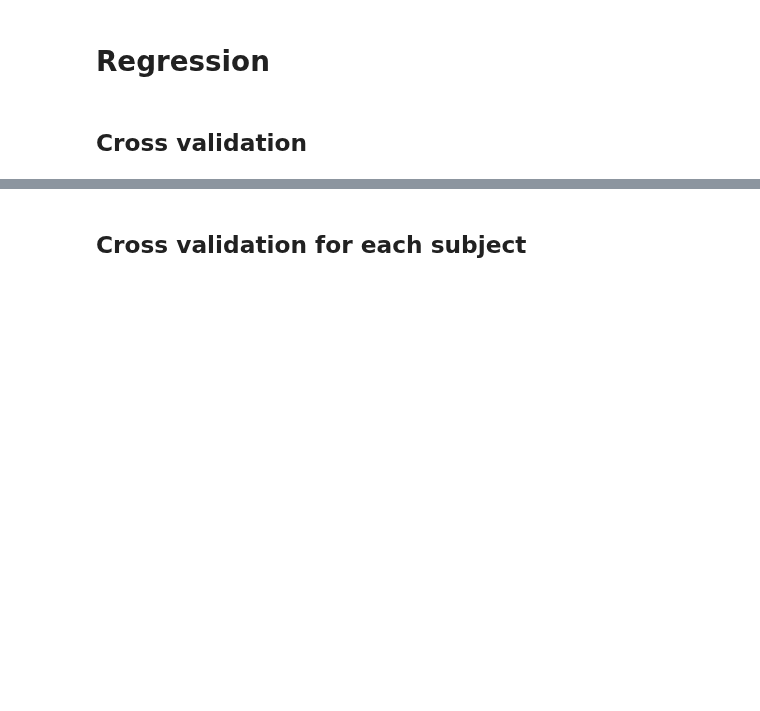
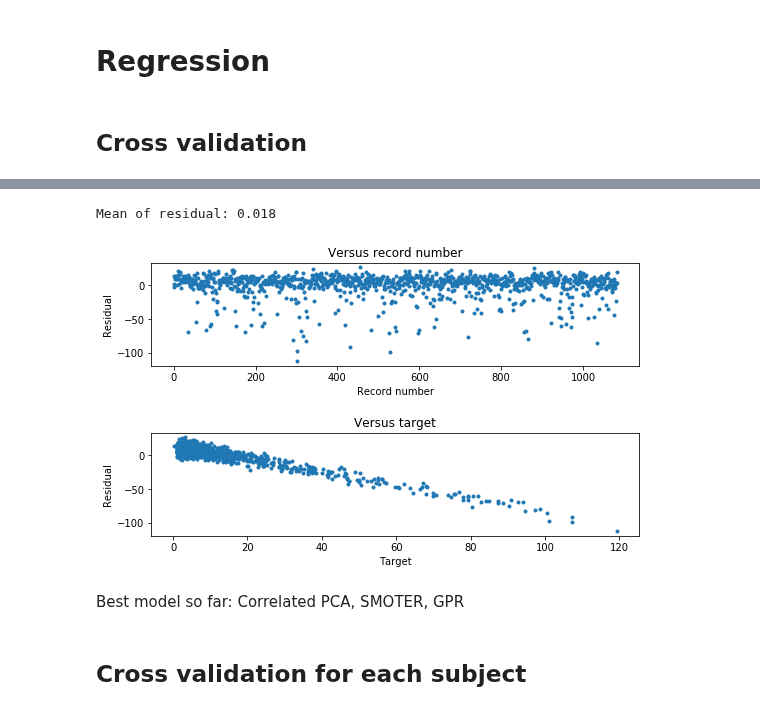
Before and after one commit to hundredball/Math24, a Jupyter notebook: Ginny_ERSP/ERSP_binary_classification.ipynb, the cells around one changed output, grey strips where cells are left out. Cells and saved outputs as stored; diff of their text form; code cells hidden in the pictures; blank space fills up the shorter version.

```diff
--- a/Ginny_ERSP/ERSP_binary_classification.ipynb
+++ b/Ginny_ERSP/ERSP_binary_classification.ipynb
@@ -349,7 +349,30 @@ def plot_scatter(true, pred, fileName=None):
     axs[1].set_ylim([0, max_value])
 
     if fileName is not None:
-        plt.savefig('./results/classical/%s.png'%(fileName))
+        plt.savefig('./results/classical/%s_scatter.png'%(fileName))
+
+def plot_residual(true, pred, fileName=None):
+
+    record = range(len(true))
+    residual = pred-true
+    print('Mean of residual: %.3f'%(np.mean(pred-true)))
+
+    fig, axs = plt.subplots(2,1, figsize=(8,5))
+    axs[0].scatter(record, pred-true, marker='.')
+    axs[0].set_xlabel('Record number')
+    axs[0].set_ylabel('Residual')
+    axs[0].set_title('Versus record number')
+
+    axs[1].scatter(true, pred-true, marker='.')
+    axs[1].set_xlabel('Target')
+    axs[1].set_ylabel('Residual')
+    axs[1].set_title('Versus target')
+
+    fig.tight_layout(pad=2.0)
+
+    if fileName is not None:
+        plt.savefig('./results/classical/%s_residual.png'%(fileName))
+
 def regression(X_train, Y_train, X_test, Y_test, regressor):
 
     results = regressor.fit(X_train,Y_train)
@@ -548,3 +537,10 @@ plot_scatter(true_Y, pred_Y[:,1])
+# %%
+plot_residual(true_Y, pred_Y[:,0])
+# %% [output]
+Mean of residual: 0.018
+[figure, added]
+# %% [markdown]
+Best model so far: Correlated PCA, SMOTER, GPR
 # %% [markdown]
 ## Cross validation for each subject
 # %%
```
Also changed, not shown: parts of 5 cells of this notebook, 8 other files.
